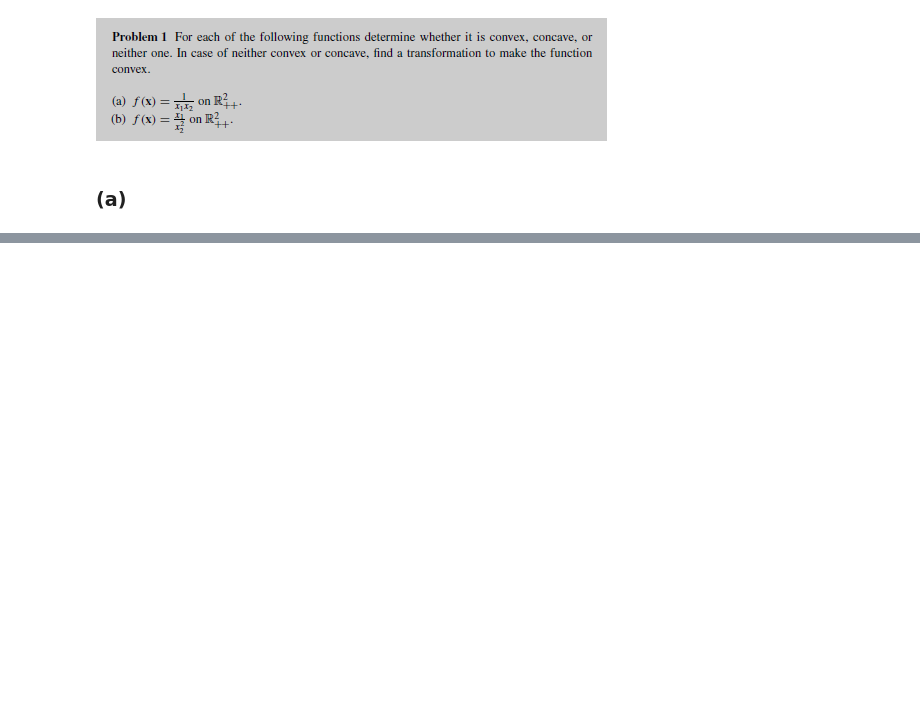
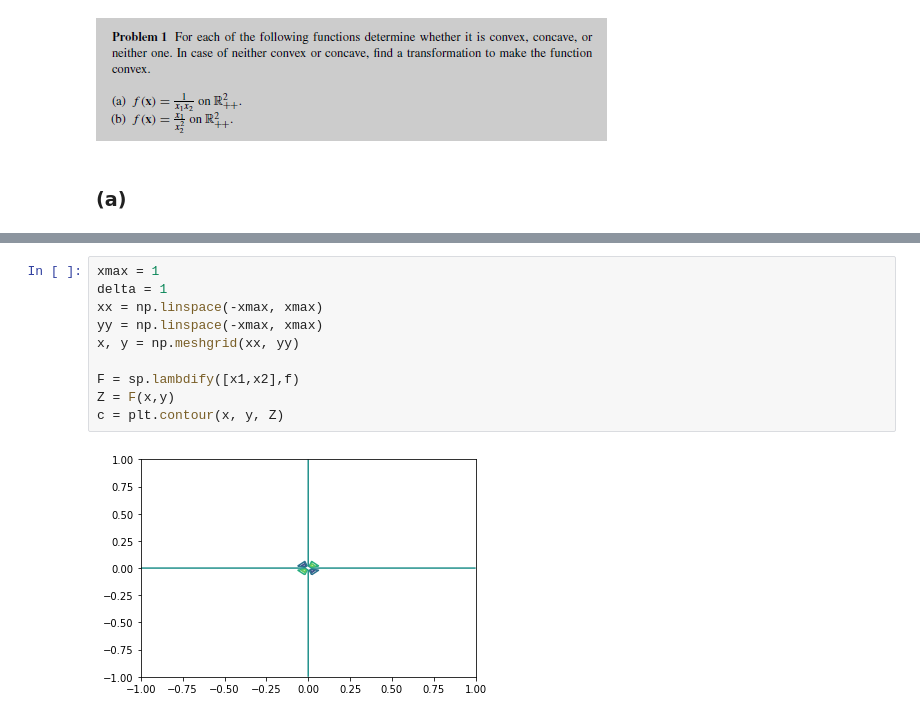
Before and after one commit to lcduquev/Analisis-Numerico, a Jupyter notebook: Chapter 4/Problems.ipynb, the cells around one changed output, grey strips where cells are left out. Drawn from its saved outputs; the diff is of its cells as text; blank space fills up the shorter version.

```diff
--- a/Chapter 4/Problems.ipynb
+++ b/Chapter 4/Problems.ipynb
@@ -62,0 +92,12 @@ $$\left[\begin{matrix}\frac{2}{x_{1}^{3} x_{2}} & \frac{1}{x_{1}^{2} x_{2}^{2}}\
+# %%
+xmax = 1
+delta = 1
+xx = np.linspace(-xmax, xmax)
+yy = np.linspace(-xmax, xmax)
+x, y = np.meshgrid(xx, yy)
+
+F = sp.lambdify([x1,x2],f)
+Z = F(x,y)
+c = plt.contour(x, y, Z)
+# %% [output]
+[figure, added]
```
Also changed, not shown: parts of 3 cells of this notebook.
